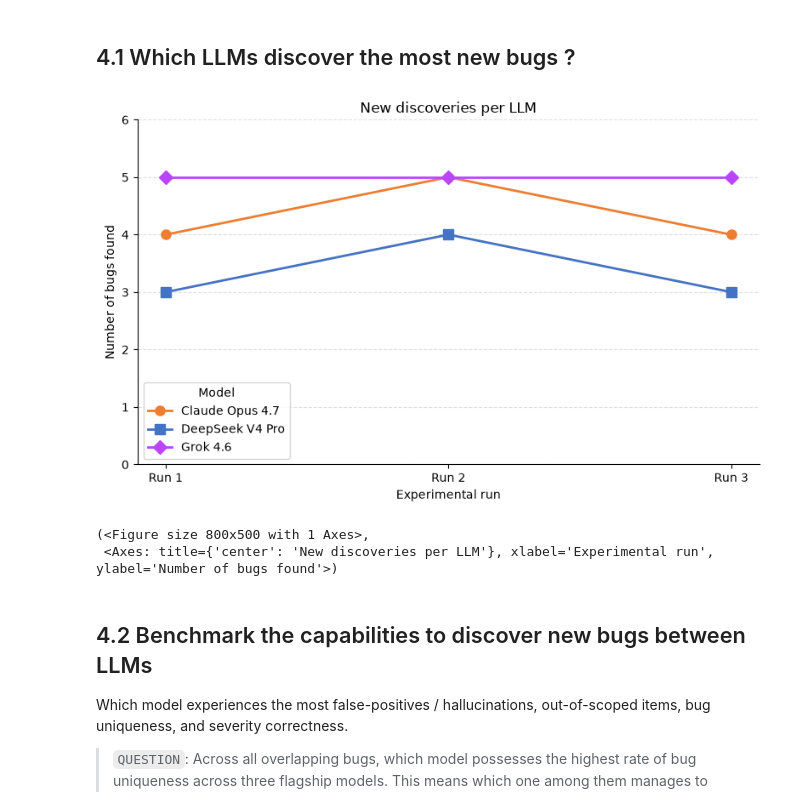
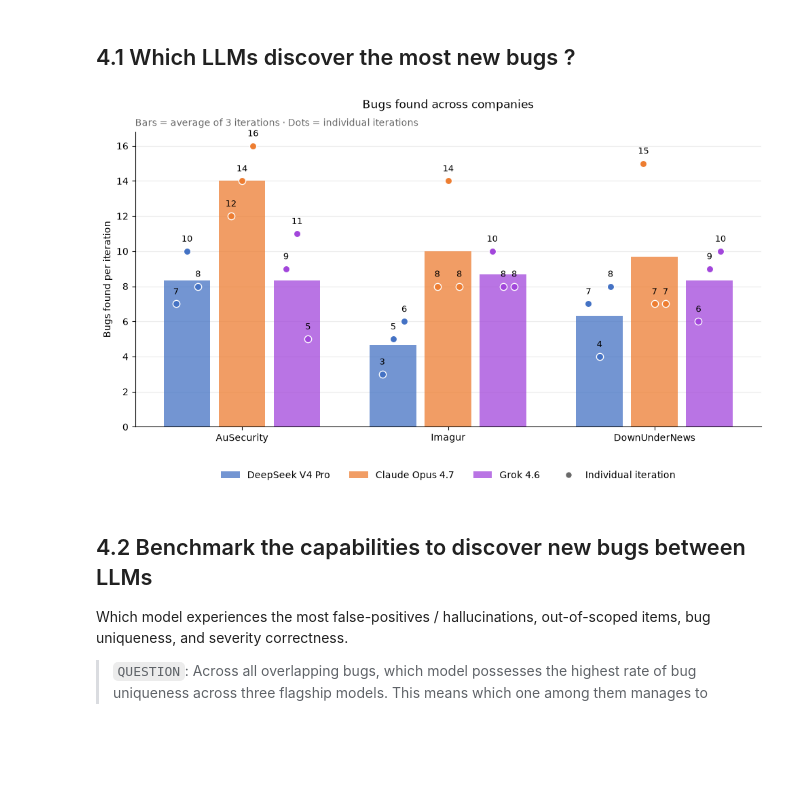
Before and after one commit to hackernese/OpenSec, a Jupyter notebook: results/Analysis.ipynb, the cells around one changed output. Drawn from its saved outputs; the diff is of its cells as text; code cells hidden in the pictures; blank space fills up the shorter version.

Commit message:
added analysis functionalities into Notebook workflow to visualise

```diff
--- a/results/Analysis.ipynb
+++ b/results/Analysis.ipynb
@@ -144,12 +179,16 @@ The section below is dedicated to transforming and converting the dataset into a
 # Run this first
 import re
 
-PATH="Results.Final.xlsx"
+PATH="Results.I4.xlsx"
 
 # DataFrames to be manipulated
 df_cost = pd.read_excel(PATH, sheet_name="LLM cost")
 df_results = pd.read_excel(PATH, sheet_name="Results")
 df_new_bugs = pd.read_excel(PATH, sheet_name="New bugs")
+
+# Manipulating Excel files using openpyxl
+wb_new_bugs = load_workbook(PATH)
+new_bugs = wb_new_bugs['New bugs']
 # %% [markdown]
 ## 3.1 Data subset for time taken per LLM
 # %%
@@ -285,17 +438,14 @@ stacked_bar_groups_percent(
 # %% [markdown]
 ## 4.1 Which LLMs discover the most new bugs ?
 # %%
-results = {
-    "Claude Opus 4.7": [4, 5, 4],
-    "DeepSeek V4 Pro": [3, 4, 3],
-    "Grok 4.6": [5, 5, 5],
-}
+fig, ax = group_barchart_with_average(MOST_NEW_BUGS)
 
-plot_bugs_per_run(results, y_max=6, title="New discoveries per LLM")
+# Optional: save the chart.
+fig.savefig("bug_discovery.png", dpi=300, bbox_inches="tight")
+
+plt.show()
 # %% [output]
-[figure, old version]
+[figure, new version]
-(<Figure size 800x500 with 1 Axes>,
- <Axes: title={'center': 'New discoveries per LLM'}, xlabel='Experimental run', ylabel='Number of bugs found'>)
 # %% [markdown]
 ## 4.2 Benchmark the capabilities to discover new bugs between LLMs
 
```
Also changed, not shown: parts of 12 cells of this notebook, 4 other files.
